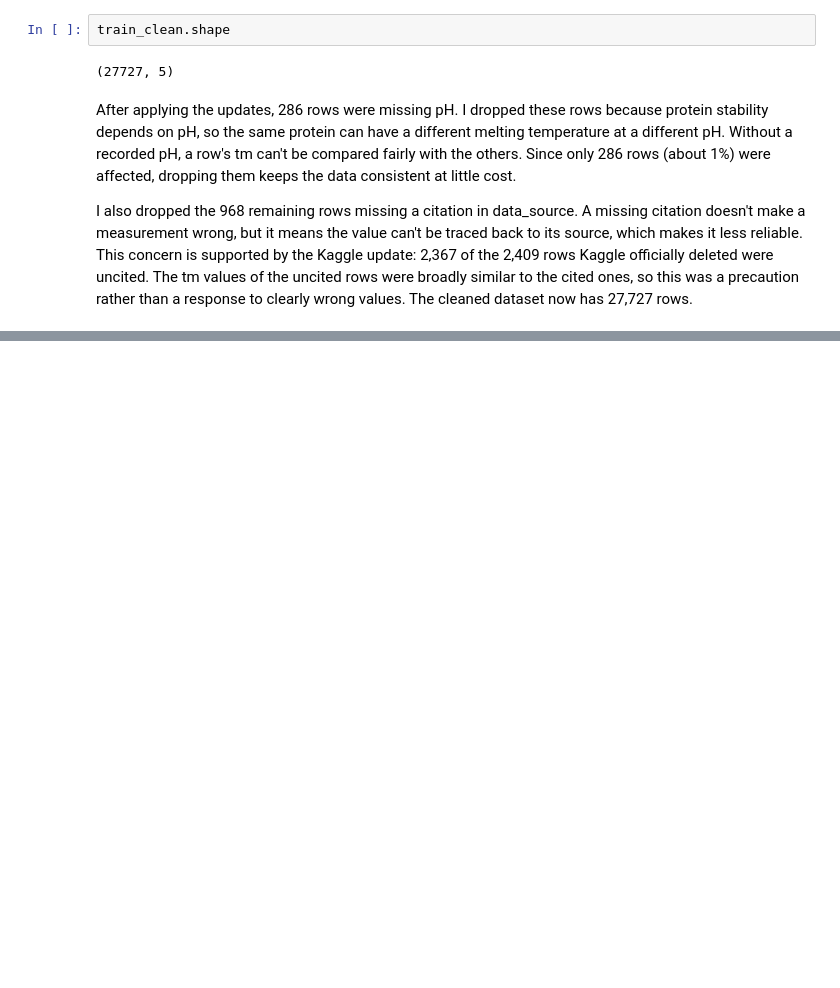
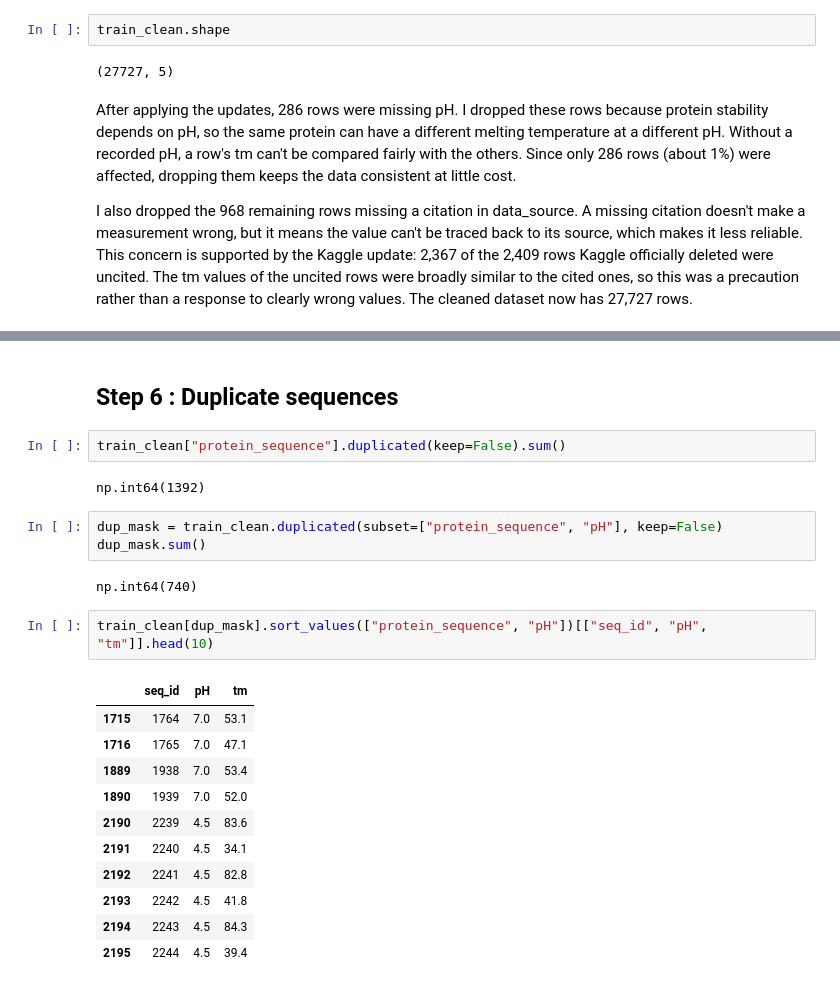
Before and after one commit to Mx1a/protein-stability, a Jupyter notebook: data_quality_review.ipynb, the cells around one changed output, grey strips where cells are left out. Saved outputs shown, nothing was run; the diff lists cells and outputs as text; blank space fills up the shorter version.

```diff
--- a/data_quality_review.ipynb
+++ b/data_quality_review.ipynb
@@ -232,0 +284,25 @@ I also dropped the 968 remaining rows missing a citation in data_source. A missi
+# %% [markdown]
+## Step 6 : Duplicate sequences
+# %%
+train_clean["protein_sequence"].duplicated(keep=False).sum()
+# %% [output]
+np.int64(1392)
+# %%
+dup_mask = train_clean.duplicated(subset=["protein_sequence", "pH"], keep=False)
+dup_mask.sum()
+# %% [output]
+np.int64(740)
+# %%
+train_clean[dup_mask].sort_values(["protein_sequence", "pH"])[["seq_id", "pH", "tm"]].head(10)
+# %% [output]
+|  | seq_id | pH | tm |
+| 1715 | 1764 | 7.0 | 53.1 |
+| 1716 | 1765 | 7.0 | 47.1 |
+| 1889 | 1938 | 7.0 | 53.4 |
+| 1890 | 1939 | 7.0 | 52.0 |
+| 2190 | 2239 | 4.5 | 83.6 |
+| 2191 | 2240 | 4.5 | 34.1 |
+| 2192 | 2241 | 4.5 | 82.8 |
+| 2193 | 2242 | 4.5 | 41.8 |
+| 2194 | 2243 | 4.5 | 84.3 |
+| 2195 | 2244 | 4.5 | 39.4 |
```
Also changed, not shown: parts of 16 cells of this notebook.
